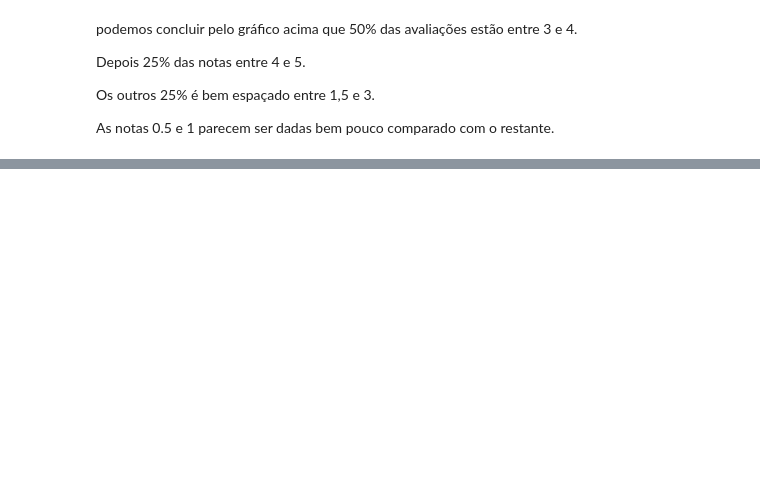
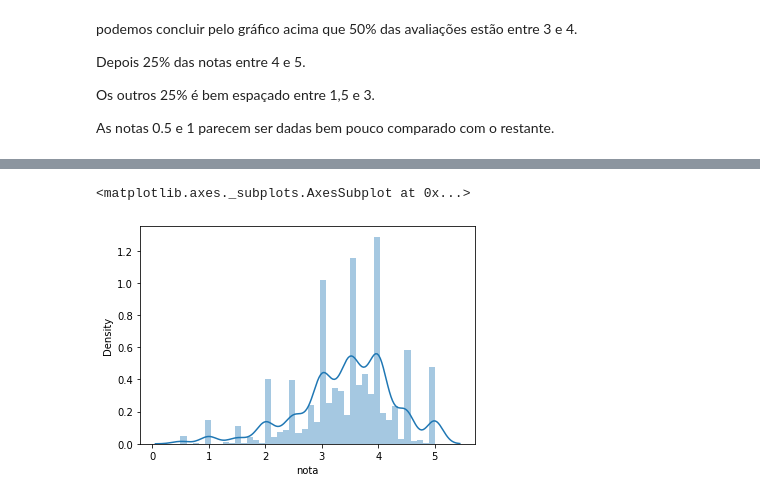
Before and after one commit to camilacarine/data-science-introduction, a Jupyter notebook: Introdução_à_Ciência_de_Dados.ipynb, the cells around one changed output, grey strips where cells are left out. Cells and saved outputs as stored; diff of their text form; code cells hidden in the pictures; blank space fills up the shorter version.

```diff
--- a/Introdução_à_Ciência_de_Dados.ipynb
+++ b/Introdução_à_Ciência_de_Dados.ipynb
@@ -161,0 +303,5 @@ As notas 0.5 e 1 parecem ser dadas bem pouco comparado com o restante.
+# %%
+sns.distplot(medias_por_filme) #Nesse caso, o histograma do Seaborn é chamado de "gráfico de distribuição
+# %% [output]
+<matplotlib.axes._subplots.AxesSubplot at 0x...>
+[figure, added]
```
Also changed, not shown: parts of 46 cells of this notebook.
